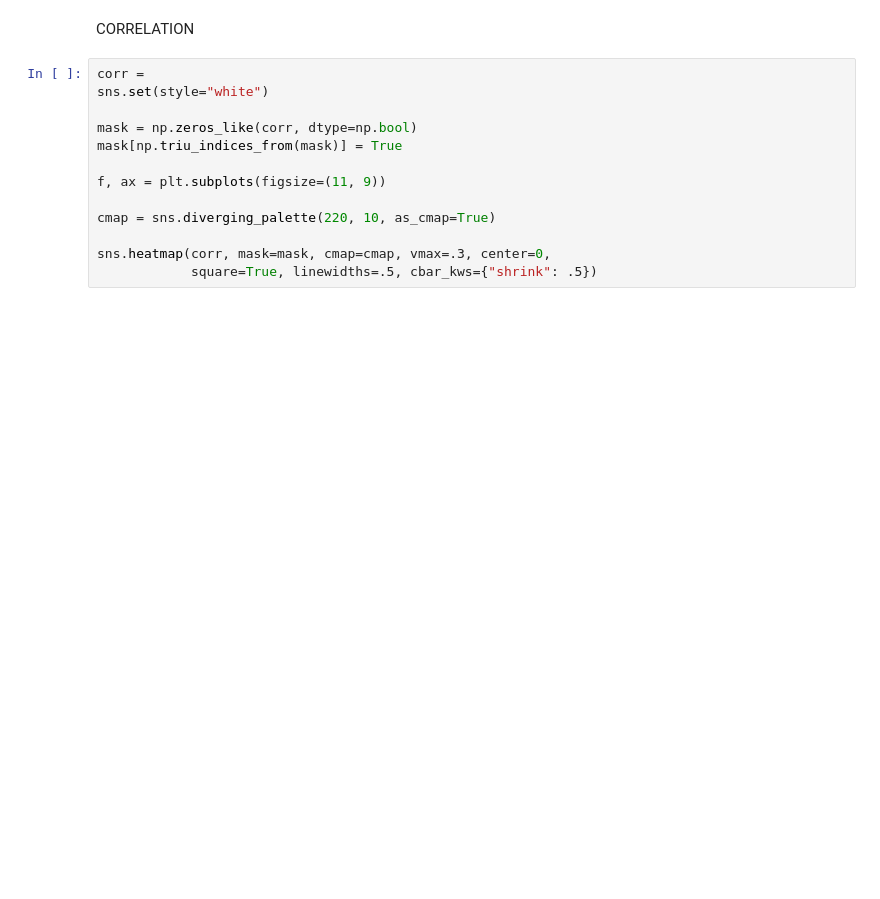
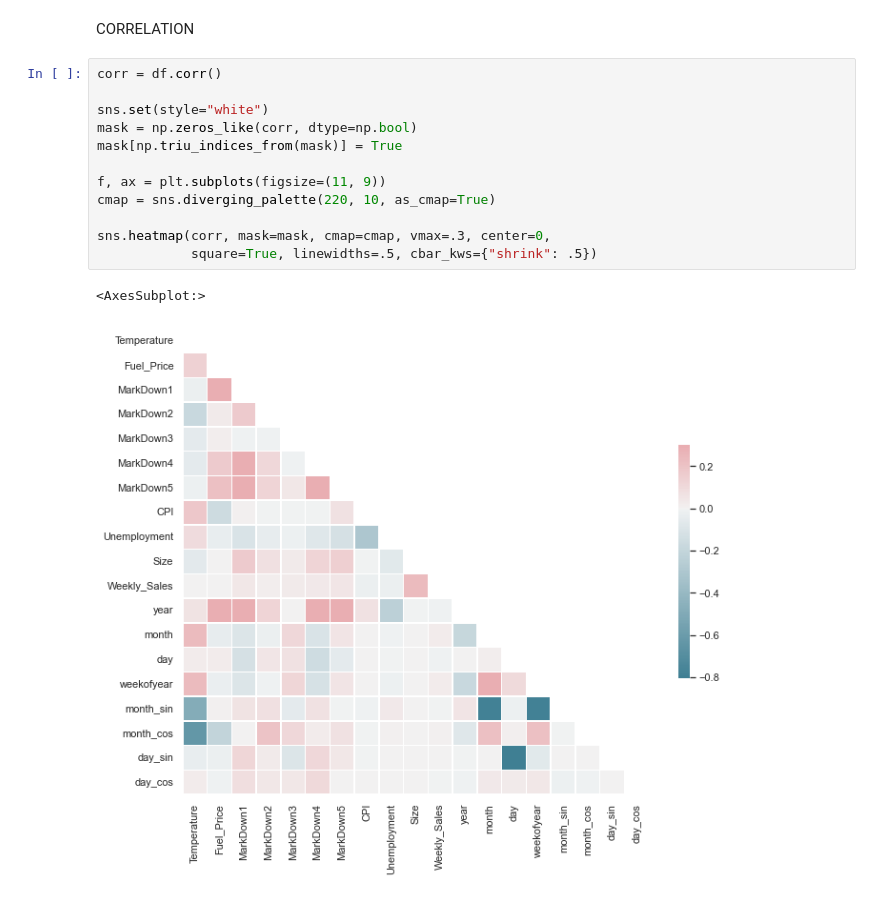
Before and after one commit to tmxkqotnl/project_mini_machine_learning_team_two, a Jupyter notebook: main.ipynb, the cells around one changed output. Saved outputs shown, nothing was run; the diff lists cells and outputs as text; blank space fills up the shorter version.

```diff
--- a/main.ipynb
+++ b/main.ipynb
@@ -535,15 +538,17 @@ memory usage: 67.9+ MB
 # %% [markdown]
 CORRELATION
 # %%
-corr =
+corr = df.corr()
+
 sns.set(style="white")
-
 mask = np.zeros_like(corr, dtype=np.bool)
 mask[np.triu_indices_from(mask)] = True
 
 f, ax = plt.subplots(figsize=(11, 9))
-
 cmap = sns.diverging_palette(220, 10, as_cmap=True)
 
 sns.heatmap(corr, mask=mask, cmap=cmap, vmax=.3, center=0,
             square=True, linewidths=.5, cbar_kws={"shrink": .5})
+# %% [output]
+<AxesSubplot:>
+[figure, added]
```
Also changed, not shown: parts of 29 cells of this notebook.
